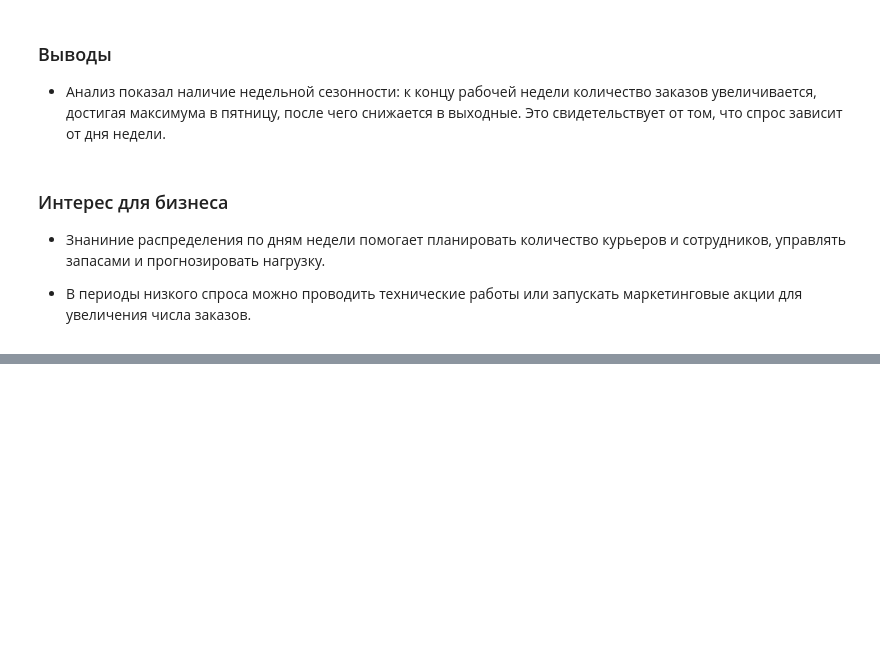
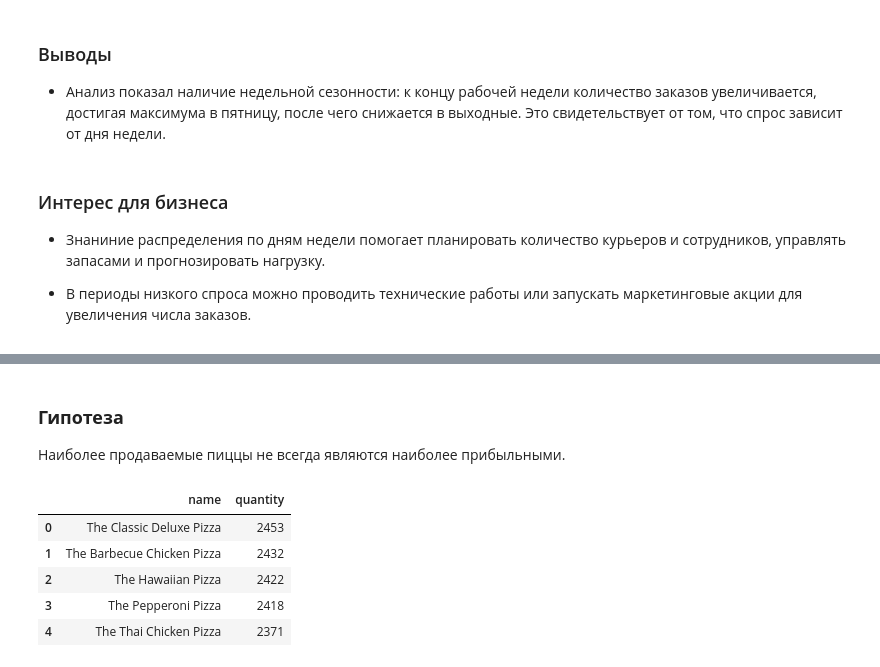
Before and after one commit to WhosArt/pizza_hut_da, a Jupyter notebook: pizzahut_analysis.ipynb, the cells around one changed output, grey strips where cells are left out. Saved outputs shown, nothing was run; the diff lists cells and outputs as text; code cells hidden in the pictures; blank space fills up the shorter version.

```diff
--- a/pizzahut_analysis.ipynb
+++ b/pizzahut_analysis.ipynb
@@ -1210,0 +1242,14 @@ print("====================================================")
+# %% [markdown]
+### **Гипотеза**
+
+Наиболее продаваемые пиццы не всегда являются наиболее прибыльными.
+# %%
+# Переиспользуем данные по продажам
+popular_categories.head()
+# %% [output]
+|  | name | quantity |
+| 0 | The Classic Deluxe Pizza | 2453 |
+| 1 | The Barbecue Chicken Pizza | 2432 |
+| 2 | The Hawaiian Pizza | 2422 |
+| 3 | The Pepperoni Pizza | 2418 |
+| 4 | The Thai Chicken Pizza | 2371 |
```
Also changed, not shown: parts of 8 cells of this notebook.
